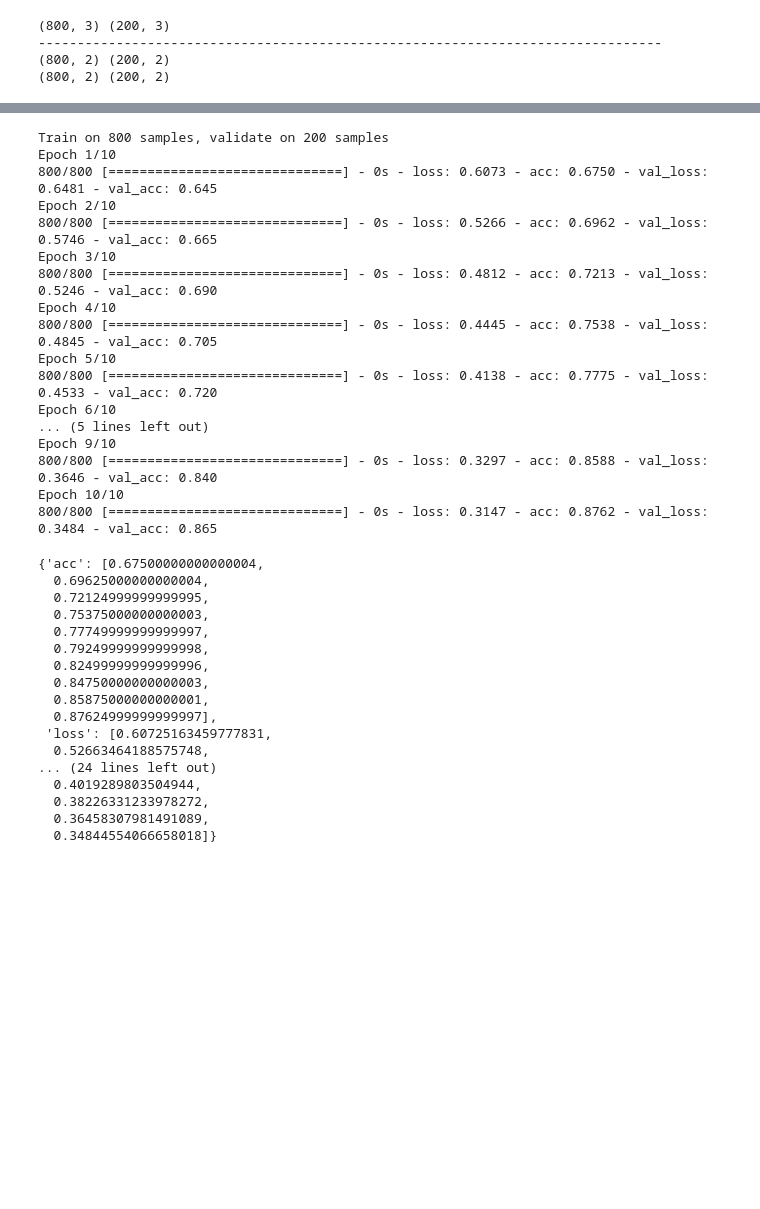
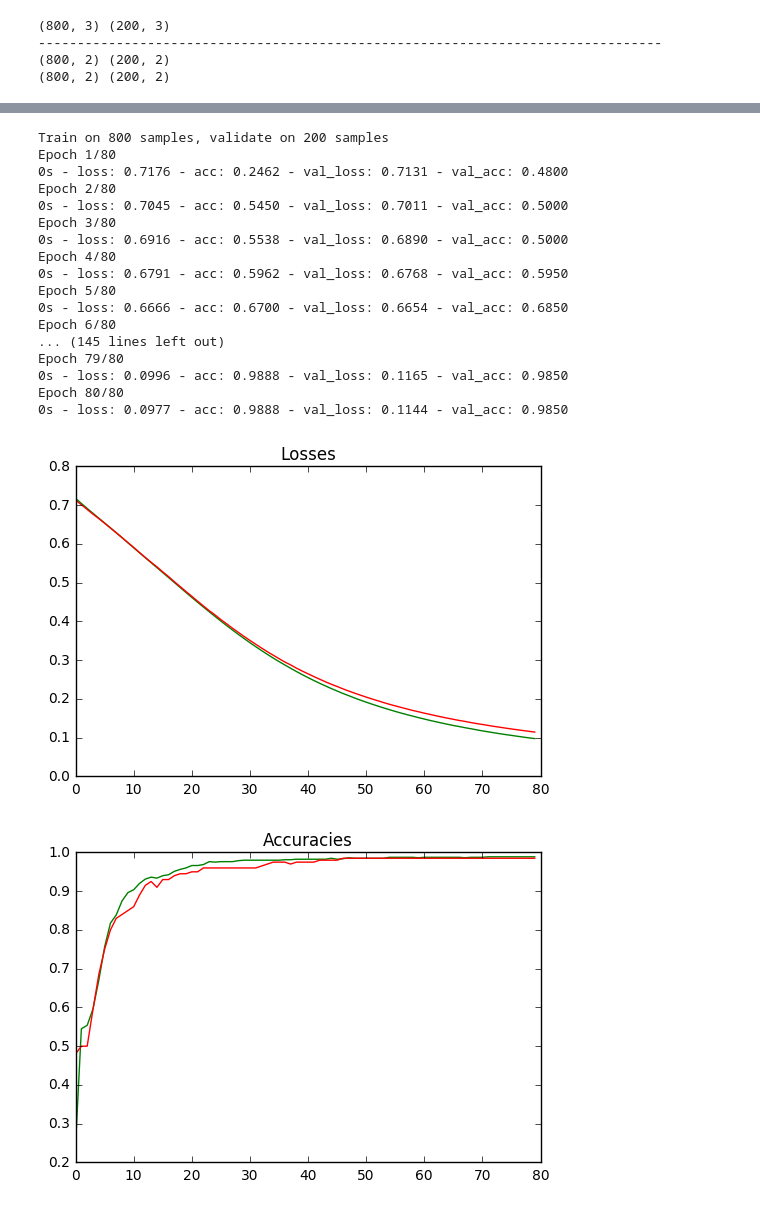
Before and after one commit to coding-blocks-archives/Perceptron_Bootcamp_Summer_2017, a Jupyter notebook: class_05/NeuralNets.ipynb, the cells around one changed output, grey strips where cells are left out. Cells and saved outputs as stored; diff of their text form; code cells hidden in the pictures; blank space fills up the shorter version.

```diff
--- a/class_05/NeuralNets.ipynb
+++ b/class_05/NeuralNets.ipynb
@@ -93,10 +95,13 @@ print y_train[:10]
 
 model = Sequential()
 
-model.add(Dense(2, input_shape=(2,)))
+model.add(Dense(3, input_shape=(2,)))
+model.add(Activation('sigmoid'))
+
+model.add(Dense(2))
 model.add(Activation('softmax'))
 
-model.compile(loss='categorical_crossentropy', optimizer='sgd', metrics=['accuracy'])
+model.compile(loss='categorical_crossentropy', optimizer='adam', metrics=['accuracy'])
 model.summary()
 # %% [output]
 _________________________________________________________________
@@ -112,44 +121,41 @@ Non-trainable params: 0.0
 _________________________________________________________________
 # %%
 hist = model.fit(X_train, y_train,
-                epochs=10,
+                epochs=80,
                 shuffle=True,
-                validation_data=(X_test, y_test))
+                validation_data=(X_test, y_test), verbose=2)
 # %% [output]
 Train on 800 samples, validate on 200 samples
-Epoch 1/10
-800/800 [==============================] - 0s - loss: 0.6073 - acc: 0.6750 - val_loss: 0.6481 - val_acc: 0.645
-Epoch 2/10
-800/800 [==============================] - 0s - loss: 0.5266 - acc: 0.6962 - val_loss: 0.5746 - val_acc: 0.665
-Epoch 3/10
-800/800 [==============================] - 0s - loss: 0.4812 - acc: 0.7213 - val_loss: 0.5246 - val_acc: 0.690
-Epoch 4/10
-800/800 [==============================] - 0s - loss: 0.4445 - acc: 0.7538 - val_loss: 0.4845 - val_acc: 0.705
-Epoch 5/10
-800/800 [==============================] - 0s - loss: 0.4138 - acc: 0.7775 - val_loss: 0.4533 - val_acc: 0.720
-Epoch 6/10
-... (5 lines left out)
-Epoch 9/10
-800/800 [==============================] - 0s - loss: 0.3297 - acc: 0.8588 - val_loss: 0.3646 - val_acc: 0.840
-Epoch 10/10
-800/800 [==============================] - 0s - loss: 0.3147 - acc: 0.8762 - val_loss: 0.3484 - val_acc: 0.865
+Epoch 1/80
+0s - loss: 0.7176 - acc: 0.2462 - val_loss: 0.7131 - val_acc: 0.4800
+Epoch 2/80
+0s - loss: 0.7045 - acc: 0.5450 - val_loss: 0.7011 - val_acc: 0.5000
+Epoch 3/80
+0s - loss: 0.6916 - acc: 0.5538 - val_loss: 0.6890 - val_acc: 0.5000
+Epoch 4/80
+0s - loss: 0.6791 - acc: 0.5962 - val_loss: 0.6768 - val_acc: 0.5950
+Epoch 5/80
+0s - loss: 0.6666 - acc: 0.6700 - val_loss: 0.6654 - val_acc: 0.6850
+Epoch 6/80
+... (145 lines left out)
+Epoch 79/80
+0s - loss: 0.0996 - acc: 0.9888 - val_loss: 0.1165 - val_acc: 0.9850
+Epoch 80/80
+0s - loss: 0.0977 - acc: 0.9888 - val_loss: 0.1144 - val_acc: 0.9850
-# %%
-hist.history
-# %% [output]
-{'acc': [0.67500000000000004,
-  0.69625000000000004,
-  0.72124999999999995,
-  0.75375000000000003,
-  0.77749999999999997,
-  0.79249999999999998,
-  0.82499999999999996,
-  0.84750000000000003,
-  0.85875000000000001,
-  0.87624999999999997],
- 'loss': [0.60725163459777831,
-  0.52663464188575748,
-... (24 lines left out)
-  0.4019289803504944,
-  0.38226331233978272,
-  0.36458307981491089,
-  0.34844554066658018]}
+# %%
+h_data = hist.history
+
+plt.figure(0)
+plt.title('Losses')
+plt.plot(h_data['loss'], 'green')
+plt.plot(h_data['val_loss'], 'red')
+
+plt.figure(1)
+plt.title('Accuracies')
+plt.plot(h_data['acc'], 'green')
+plt.plot(h_data['val_acc'], 'red')
+
+plt.show()
+# %% [output]
+[figure, added]
+[figure, added]
```
Also changed, not shown: parts of 16 cells of this notebook.
